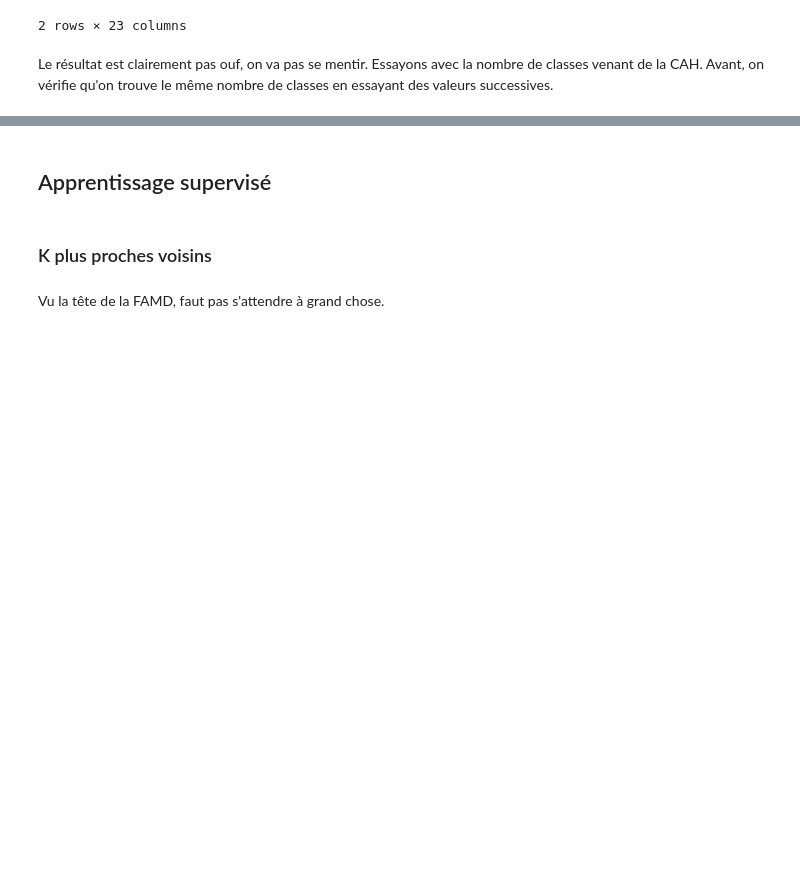
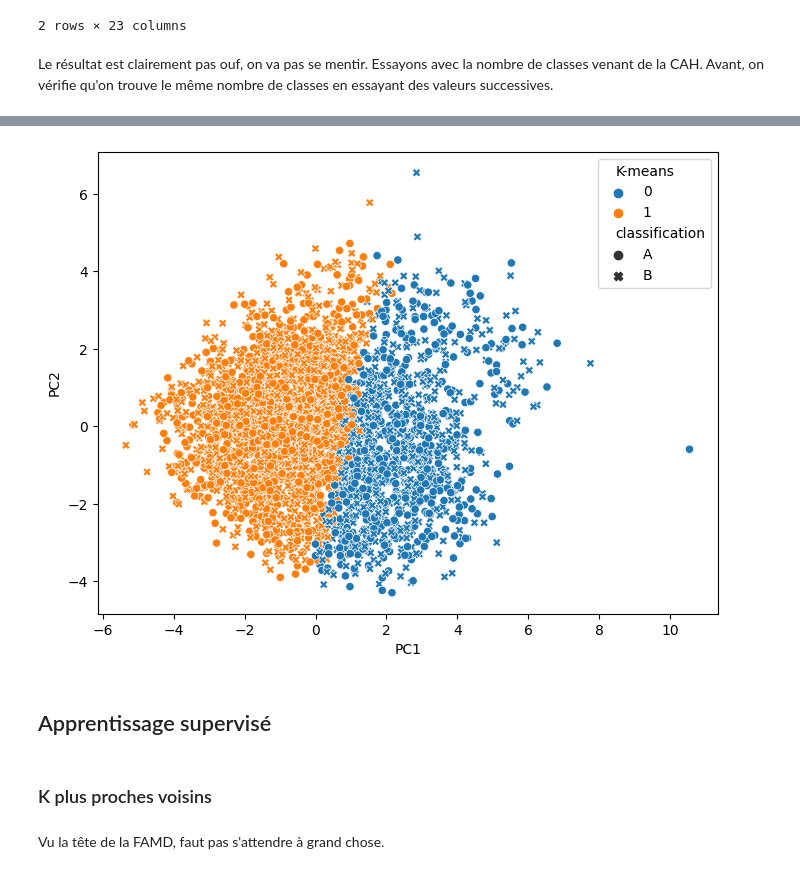
Before and after one commit to MiguelLaura/bigfoot, a Jupyter notebook: laura/application_du_cours.ipynb, the cells around one changed output, grey strips where cells are left out. Drawn from its saved outputs; the diff is of its cells as text; code cells hidden in the pictures; blank space fills up the shorter version.

Commit message:
utilisation de l'ACP pour CAH et k-means

```diff
--- a/laura/application_du_cours.ipynb
+++ b/laura/application_du_cours.ipynb
@@ -606,3 +612,13 @@ fig = ax.get_figure()
+# %%
+kmeans3 = KMeans(n_clusters=2, n_init=10)
+kmeans3.fit(pcs[:,:12])
+plt.figure(figsize=(8,6))
+labels = pd.Series(kmeans3.labels_, name="K-means")
+ax, _ = scatterplot_pca(data=bigfoot_famd, hue=labels, style=bigfoot.classification)
+plt.show()
+fig = ax.get_figure()
+# %% [output]
+[figure, added]
 # %% [markdown]
 ## Apprentissage supervisé
 # %%
```
Also changed, not shown: parts of 10 cells of this notebook.
